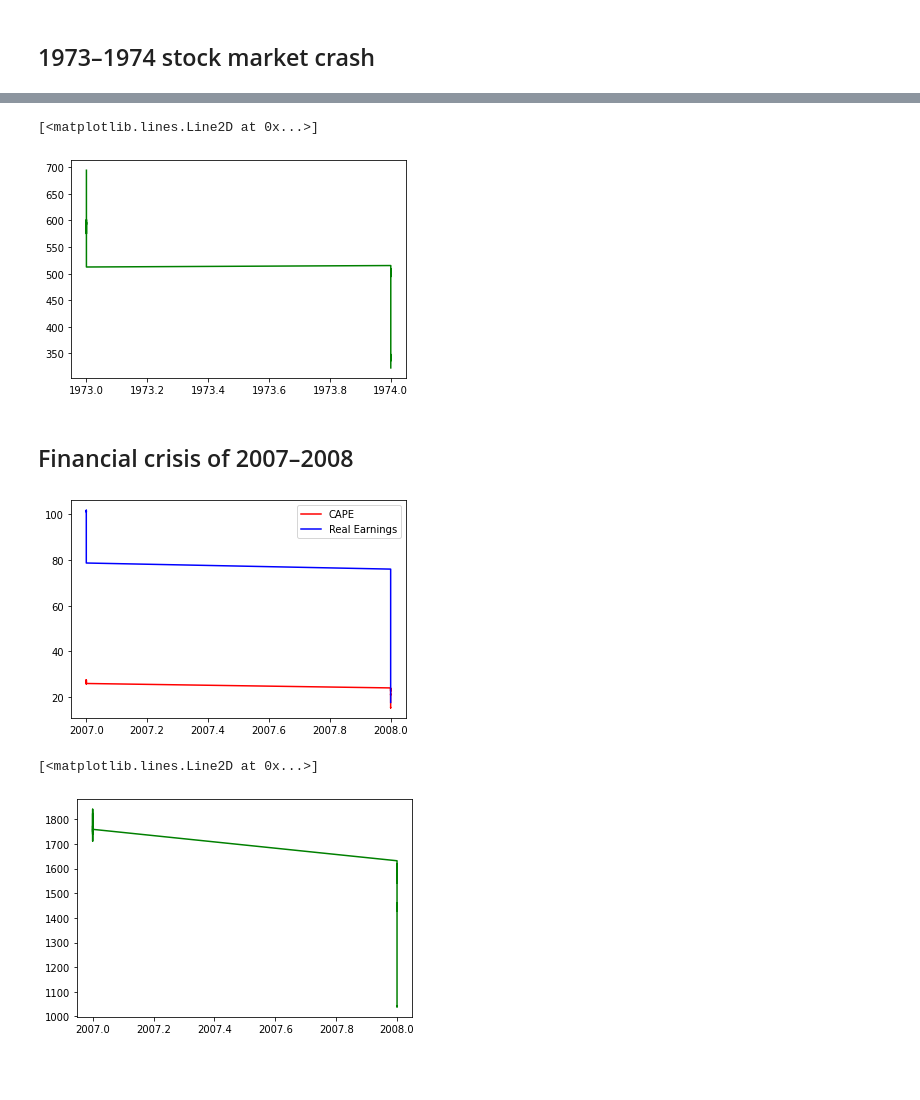
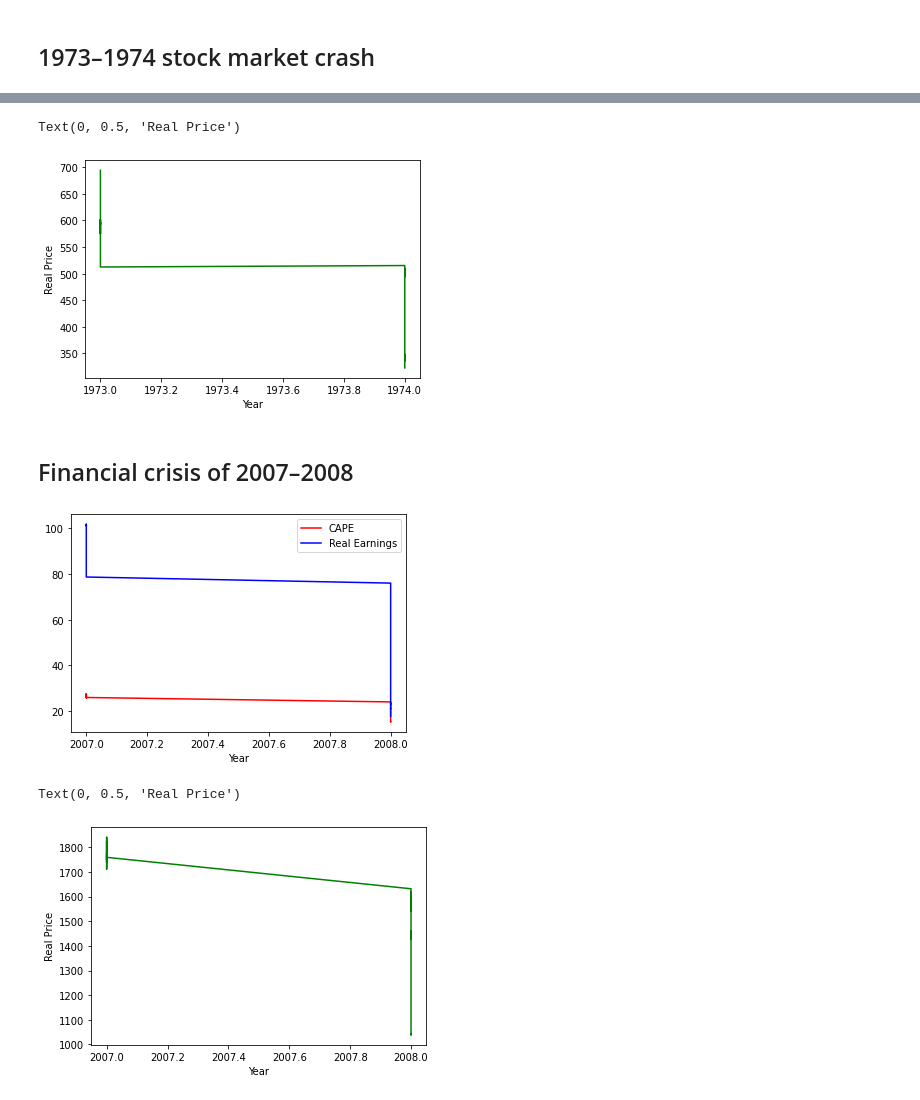
Before and after one commit to tamarakatic/financial-prediction, a Jupyter notebook: notebooks/1.0 - EDA.ipynb, the cells around one changed output, grey strips where cells are left out. Saved outputs shown, nothing was run; the diff lists cells and outputs as text; code cells hidden in the pictures; blank space fills up the shorter version.

```diff
--- a/notebooks/1.0 - EDA.ipynb
+++ b/notebooks/1.0 - EDA.ipynb
@@ -115,8 +119,10 @@ plt.show()
 # %%
 plt.plot(new_df_smc["Year"], new_df_smc["Real Price"], 'g-')
+plt.xlabel("Year")
+plt.ylabel("Real Price")
 # %% [output]
-[<matplotlib.lines.Line2D at 0x...>]
+Text(0, 0.5, 'Real Price')
-[figure, old version]
+[figure, new version]
 # %% [markdown]
 ## Financial crisis of 2007–2008
 # %%
@@ -124,14 +130,17 @@ new_df_fc = df[df.Year.between(2007, 2008)]
 # %%
 plt.plot(new_df_fc["Year"], new_df_fc["PE10"], 'r-', label="CAPE")
 plt.plot(new_df_fc["Year"], new_df_fc["Real Earnings"], 'b-', label="Real Earnings")
 plt.legend(loc='best')
+plt.xlabel("Year")
 plt.show()
 # %% [output]
-[figure, old version]
+[figure, new version]
 # %%
 plt.plot(new_df_fc["Year"], new_df_fc["Real Price"], 'g-')
+plt.xlabel("Year")
+plt.ylabel("Real Price")
 # %% [output]
-[<matplotlib.lines.Line2D at 0x...>]
+Text(0, 0.5, 'Real Price')
-[figure, old version]
+[figure, new version]
 # %%
 plt.plot(new_df_fc["Year"], new_df_fc["SP500"], 'y-')
```
Also changed, not shown: parts of 4 cells of this notebook.
